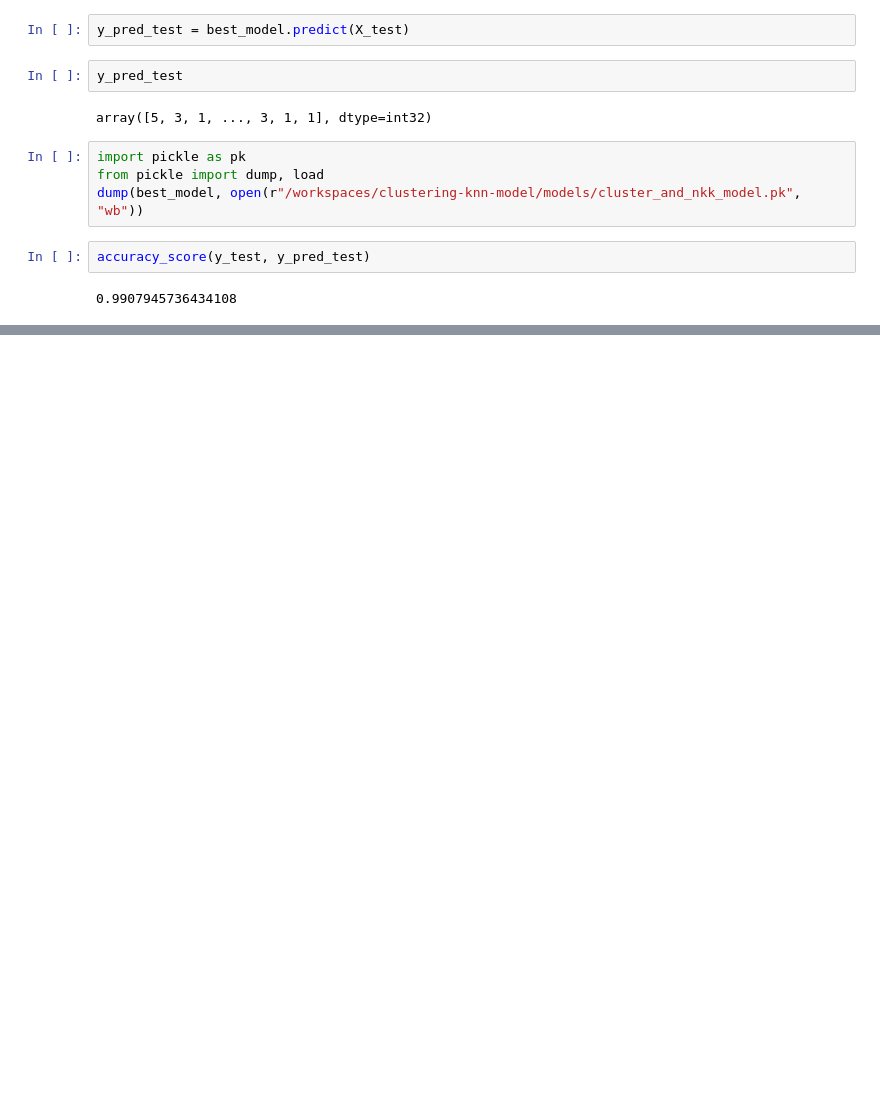
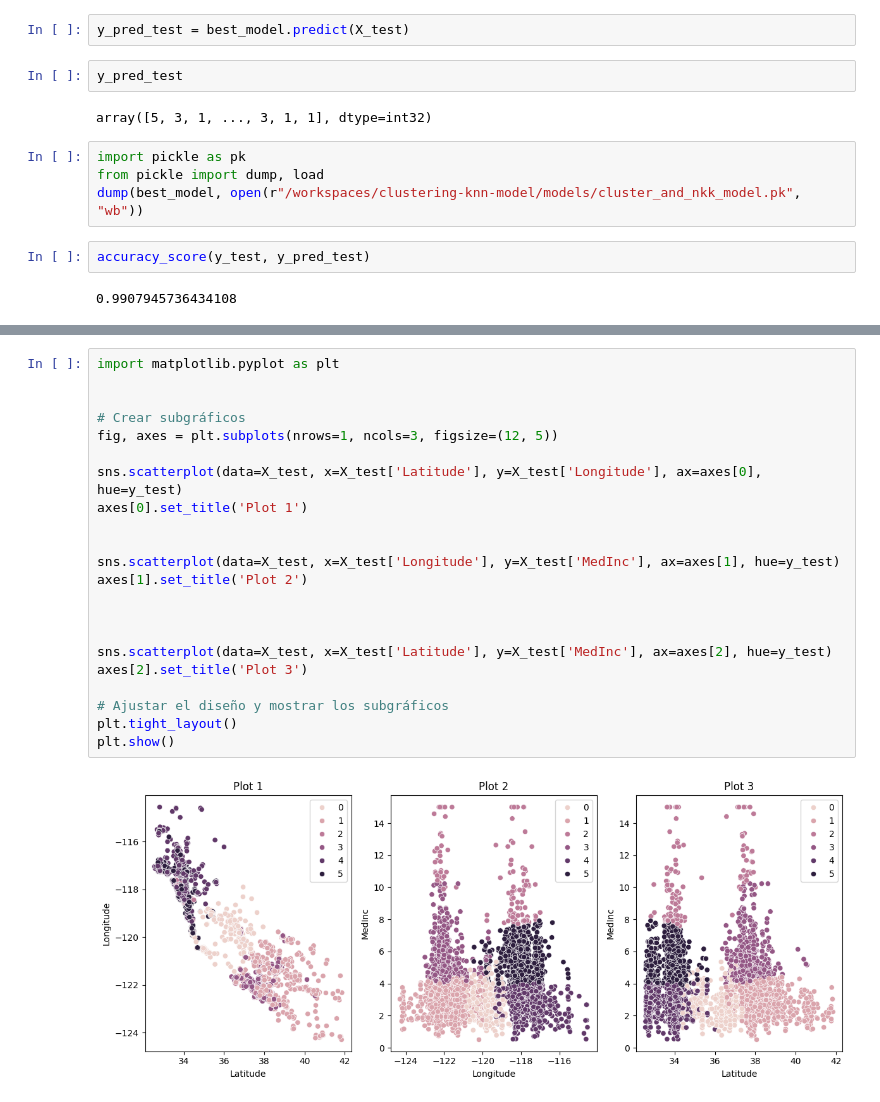
Before and after one commit to orj93/clustering-knn-model, a Jupyter notebook: src/KMeans ML.ipynb, the cells around one changed output, grey strips where cells are left out. Cells and saved outputs as stored; diff of their text form; blank space fills up the shorter version.

```diff
--- a/src/KMeans ML.ipynb
+++ b/src/KMeans ML.ipynb
@@ -144,0 +173,24 @@ accuracy_score(y_test, y_pred_test)
+# %%
+import matplotlib.pyplot as plt
+
+
+# Crear subgráficos
+fig, axes = plt.subplots(nrows=1, ncols=3, figsize=(12, 5))
+
+sns.scatterplot(data=X_test, x=X_test['Latitude'], y=X_test['Longitude'], ax=axes[0], hue=y_test)
+axes[0].set_title('Plot 1')
+
+
+sns.scatterplot(data=X_test, x=X_test['Longitude'], y=X_test['MedInc'], ax=axes[1], hue=y_test)
+axes[1].set_title('Plot 2')
+
+
+
+sns.scatterplot(data=X_test, x=X_test['Latitude'], y=X_test['MedInc'], ax=axes[2], hue=y_test)
+axes[2].set_title('Plot 3')
+
+# Ajustar el diseño y mostrar los subgráficos
+plt.tight_layout()
+plt.show()
+# %% [output]
+[figure, added]
```
Also changed, not shown: parts of 3 cells of this notebook.
